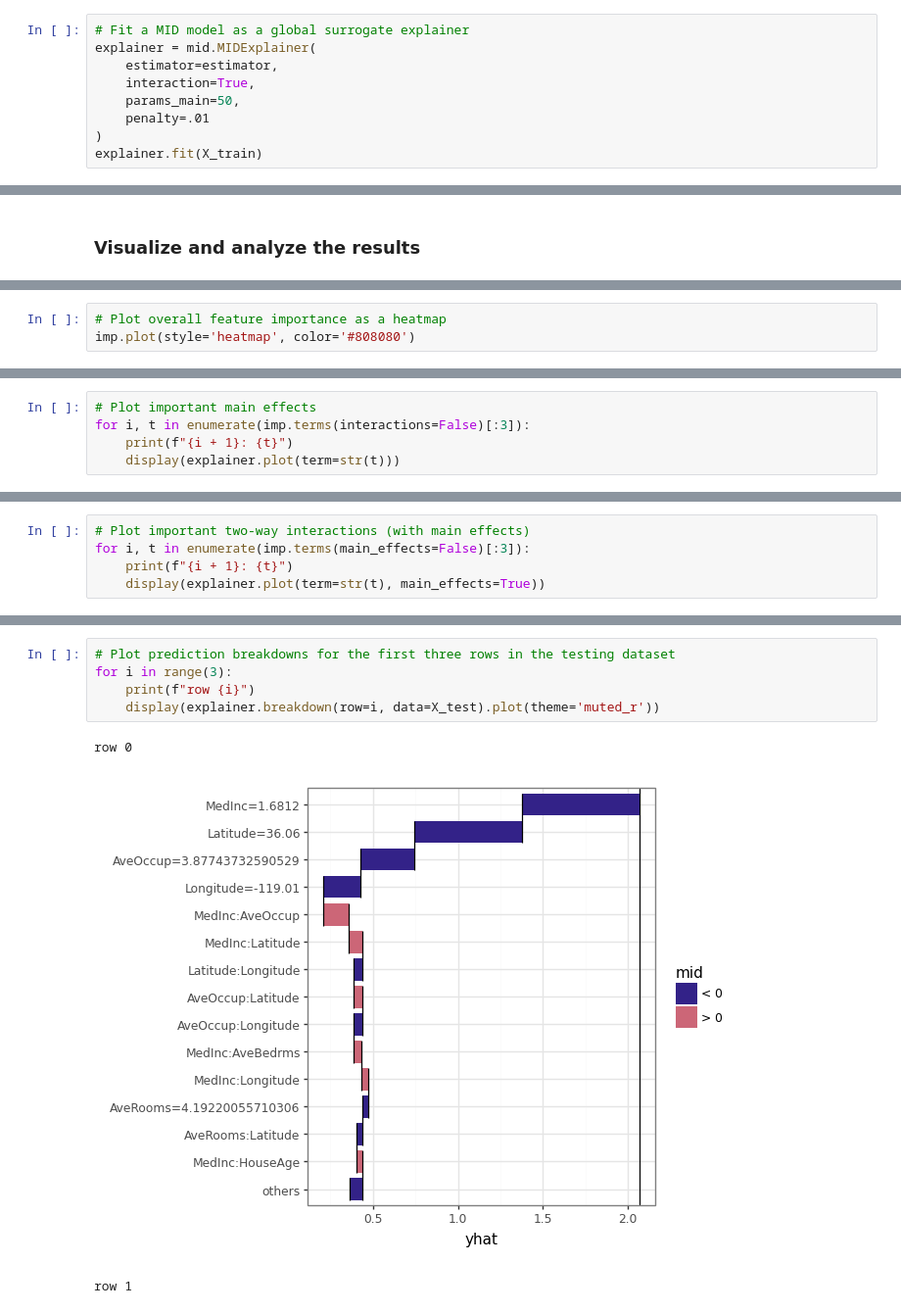
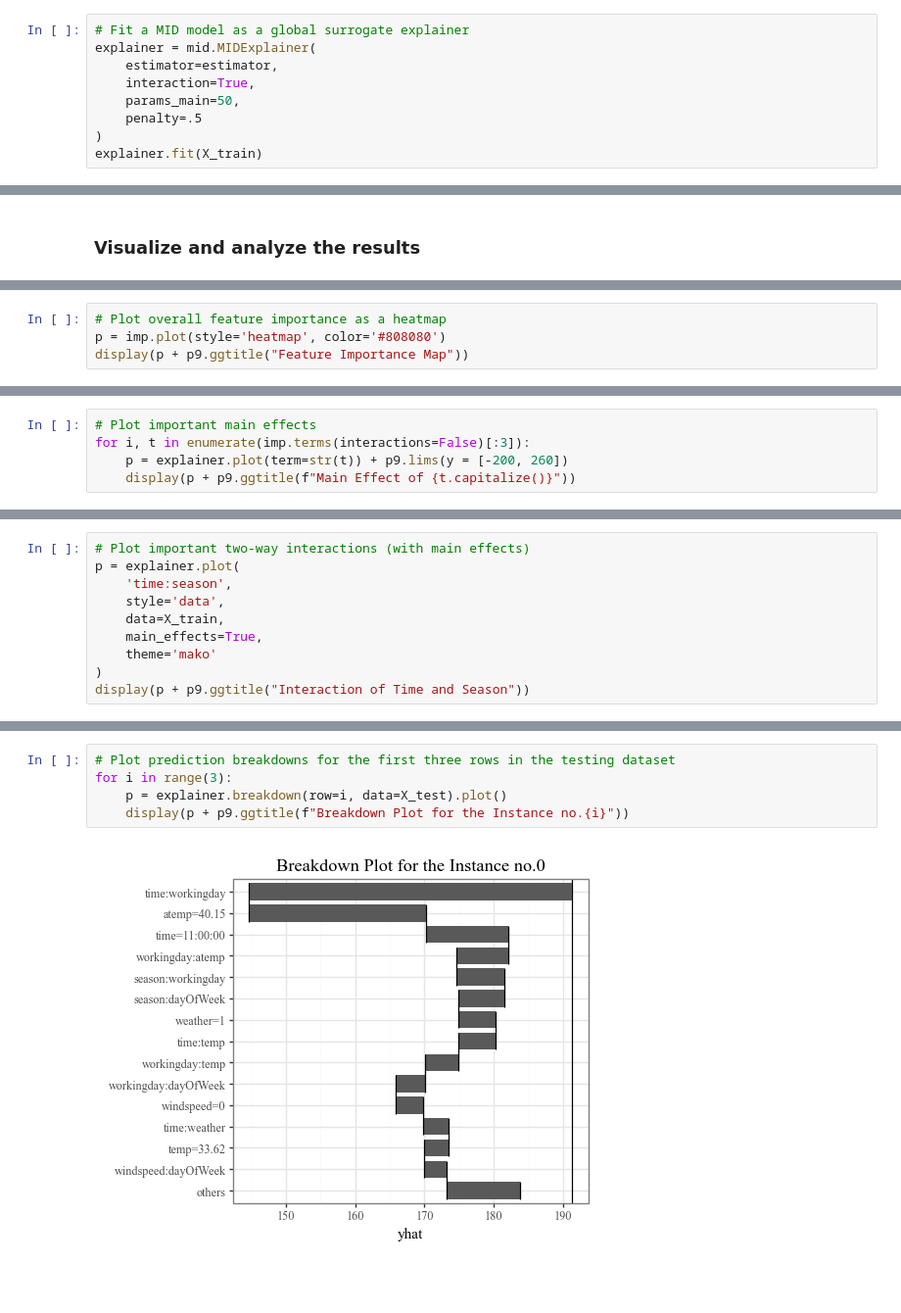
Before and after one commit to ryo-asashi/pyramid-learn, a Jupyter notebook: README.ipynb, the cells around one changed output, grey strips where cells are left out. Shown: that part at 98% size. Cells and saved outputs as stored; diff of their text form; blank space fills up the shorter version.

```diff
--- a/README.ipynb
+++ b/README.ipynb
@@ -91,7 +92,7 @@ explainer = mid.MIDExplainer(
     estimator=estimator,
     interaction=True,
     params_main=50,
-    penalty=.01
+    penalty=.5
 )
 explainer.fit(X_train)
 # %% [output]
@@ -125,4 +136,5 @@ imp.plot(theme='muted')
 # %%
 # Plot overall feature importance as a heatmap
-imp.plot(style='heatmap', color='#808080')
+p = imp.plot(style='heatmap', color='#808080')
+display(p + p9.ggtitle("Feature Importance Map"))
 # %% [output]
@@ -130,6 +142,6 @@ imp.plot(style='heatmap', color='#808080')
 # %%
 # Plot important main effects
 for i, t in enumerate(imp.terms(interactions=False)[:3]):
-    print(f"{i + 1}: {t}")
-    display(explainer.plot(term=str(t)))
+    p = explainer.plot(term=str(t)) + p9.lims(y = [-200, 260])
+    display(p + p9.ggtitle(f"Main Effect of {t.capitalize()}"))
 # %% [output]
@@ -142,6 +151,11 @@ for i, t in enumerate(imp.terms(interactions=False)[:3]):
 # %%
 # Plot important two-way interactions (with main effects)
-for i, t in enumerate(imp.terms(main_effects=False)[:3]):
-    print(f"{i + 1}: {t}")
-    display(explainer.plot(term=str(t), main_effects=True))
+p = explainer.plot(
+    'time:season',
+    style='data',
+    data=X_train,
+    main_effects=True,
+    theme='mako'
+)
+display(p + p9.ggtitle("Interaction of Time and Season"))
 # %% [output]
@@ -154,9 +163,7 @@ for i, t in enumerate(imp.terms(main_effects=False)[:3]):
 # %%
 # Plot prediction breakdowns for the first three rows in the testing dataset
 for i in range(3):
-    print(f"row {i}")
-    display(explainer.breakdown(row=i, data=X_test).plot(theme='muted_r'))
+    p = explainer.breakdown(row=i, data=X_test).plot()
+    display(p + p9.ggtitle(f"Breakdown Plot for the Instance no.{i}"))
 # %% [output]
-row 0
-[figure, old version]
+[figure, new version]
-row 1
```
Also changed, not shown: parts of 17 cells of this notebook, 29 other files.
